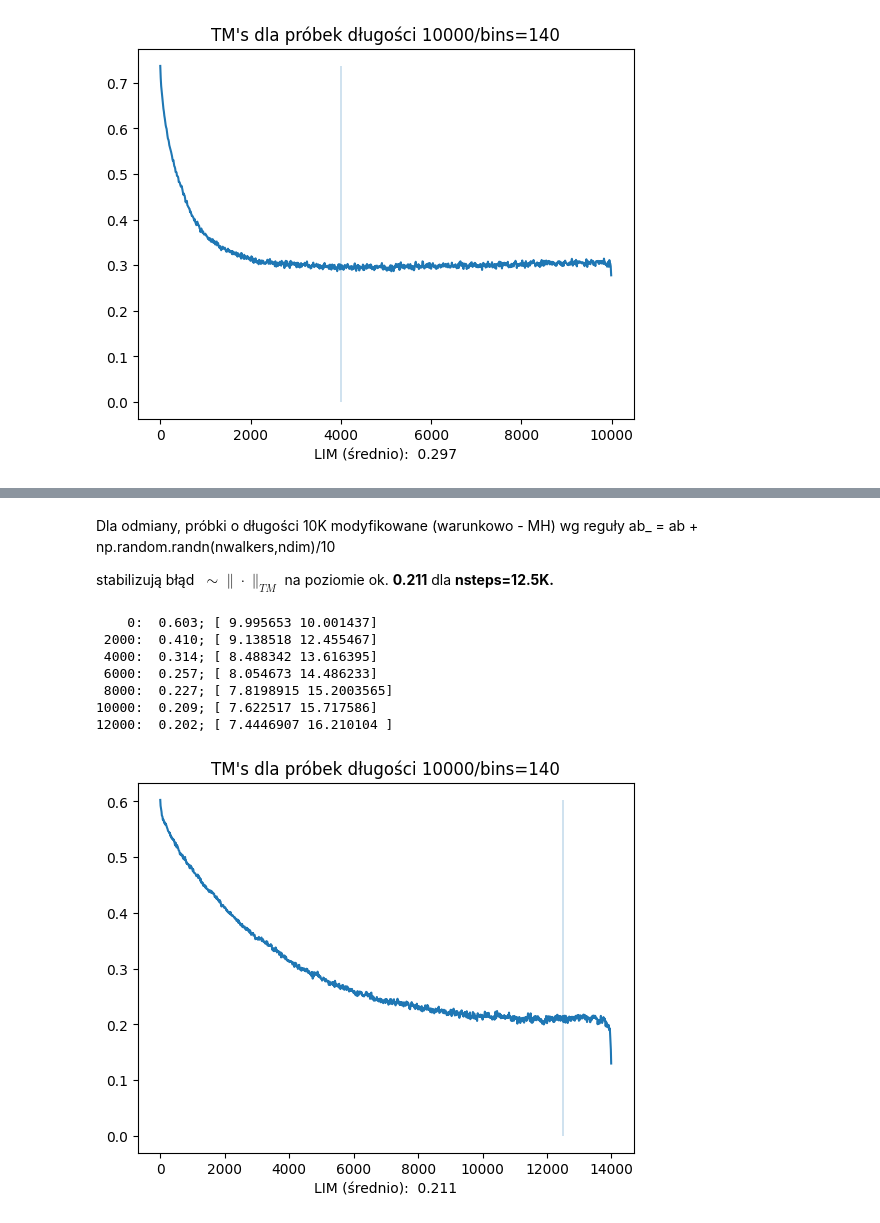
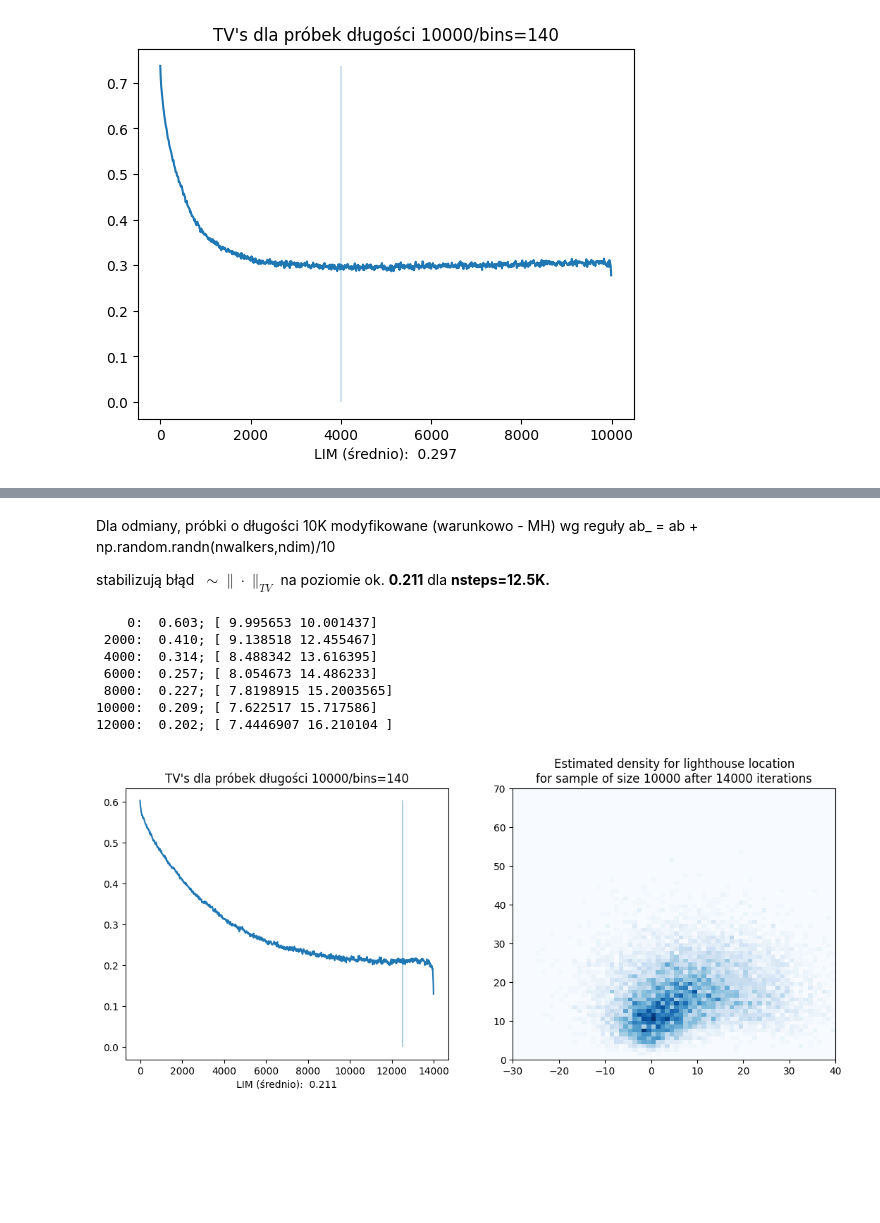
Before and after one commit to GrzegorzAndrzejczak/Programowanie-w-Pythonie, a Jupyter notebook: CASE-lighthouse.ipynb, the cells around one changed output, grey strips where cells are left out. Cells and saved outputs as stored; diff of their text form; code cells hidden in the pictures; blank space fills up the shorter version.

```diff
--- a/CASE-lighthouse.ipynb
+++ b/CASE-lighthouse.ipynb
@@ -129,7 +123,7 @@ f"for sample of size {nwalkers} after {nsteps} iterations");
 Dla odmiany, próbki o długości 10K modyfikowane (warunkowo - MH) wg reguły
     ab_ = ab + np.random.randn(nwalkers,ndim)/10
 
-stabilizują błąd $\;\sim\!\|\cdot\|_{TM}$ na poziomie ok. **0.211** dla **nsteps=12.5K.**
+stabilizują błąd $\;\sim\!\|\cdot\|_{TV}$ na poziomie ok. **0.211** dla **nsteps=12.5K.**
 # %%
 nsteps = 14000
 paths = np.empty((nsteps, nwalkers, ndim), dtype = np.float32)
@@ -152,22 +146,8 @@ Hb, xb, yb = np.histogram2d(*path.T, bins=bins, density=True, range=np.asarray([
 for k in np.arange(0,nsteps,2000):
     path_ = paths[k].T
     H_, _, _ = np.histogram2d(*path_, bins=bins, density=True, range=np.asarray([[-70, 70], [0, 140]]))
-    tm_ = np.abs(H_ - Hb).sum()/2*(140/bins)**2
-    print(f'{k:5}: {tm_:6.3f}; {path_.mean(axis=1)}')
-n_rang = np.arange(nsteps,step=10)
-tm_vals = np.empty_like(n_rang, dtype=np.float32)
-for i,k in enumerate(n_rang):
-    path_ = paths[k].T
-    H_, _, _ = np.histogram2d(*path_, bins=bins, density=True, range=np.asarray([[-70, 70], [0, 140]]))  # density=True,
-    tm_ = np.abs(H_ - Hb).sum()/2
-    tm_vals[i] = tm_
-tm_vals *= (140/bins)**2   # podział na bins^2 zamiast 140^2
-fig, ax0 = plt.subplots()
-ax0.plot(n_rang, tm_vals)
-nburn = 12500
-ax0.vlines(nburn, 0, tm_vals[0],lw=.3)
-ax0.set_title(f"TM's dla próbek długości {nwalkers}/bins={bins}")
-ax0.set_xlabel(f"LIM (średnio): {tm_vals[nburn//10-100:nburn//10+100].mean():6.3f}");    # 100: 0.174,  140: 0.232
+    tv_ = np.abs(H_ - Hb).sum()/2*(140/bins)**2
+    print(f'{k:5}: {tv_:6.3f}; {path_.mean(axis=1)}')
 # %% [output]
     0:  0.603; [ 9.995653 10.001437]
  2000:  0.410; [ 9.138518 12.455467]
@@ -176,4 +156,29 @@ ax0.set_xlabel(f"LIM (średnio): {tm_vals[nburn//10-100:nburn//10+100].mean():6.
  8000:  0.227; [ 7.8198915 15.2003565]
 10000:  0.209; [ 7.622517 15.717586]
 12000:  0.202; [ 7.4446907 16.210104 ]
-[figure, removed]
+# %%
+n_rang = np.arange(nsteps,step=10)
+tv_vals = np.empty_like(n_rang, dtype=np.float32)
+for i,k in enumerate(n_rang):
+    path_ = paths[k].T
+    H_, _, _ = np.histogram2d(*path_, bins=bins, density=True, range=np.asarray([[-70, 70], [0, 140]]))  # density=True,
+    tv_ = np.abs(H_ - Hb).sum()/2
+    tv_vals[i] = tv_
+tv_vals *= (140/bins)**2   # podział na bins^2 zamiast 140^2
+fig, (ax0, ax) = plt.subplots(1,2,figsize=(13,5))
+nburn = 12500
+ax0.vlines(nburn, 0, tv_vals[0],lw=.3)
+ax0.set_title(f"TM's dla próbek długości {nwalkers}/bins={bins}")
+ax0.set_xlabel(f"LIM (średnio): {tv_vals[nburn//10-100:nburn//10+100].mean():6.3f}");    # 100: 0.174,  140: 0.232
+ax0.plot(n_rang, tv_vals)
+ax0.vlines(nburn, 0, tv_vals[0],lw=.3)
+ax0.set_title(f"TV's dla próbek długości {nwalkers}/bins={bins}")
+ax0.set_xlabel(f"LIM (średnio): {tv_vals[nburn//10-100:nburn//10+100].mean():6.3f}");    # 100: 0.174,  140: 0.232
+Xb, Yb = np.meshgrid(xb, yb)
+ax.set_xlim(-30,40);
+ax.set_ylim(0,70);
+ax.pcolormesh(Xb, Yb, Hb.T, cmap="Blues");
+ax.set_title(f"Estimated density for lighthouse location\n"
+f"for sample of size {nwalkers} after {nsteps} iterations");
+# %% [output]
+[figure, added]
```
Also changed, not shown: parts of 4 cells of this notebook.
